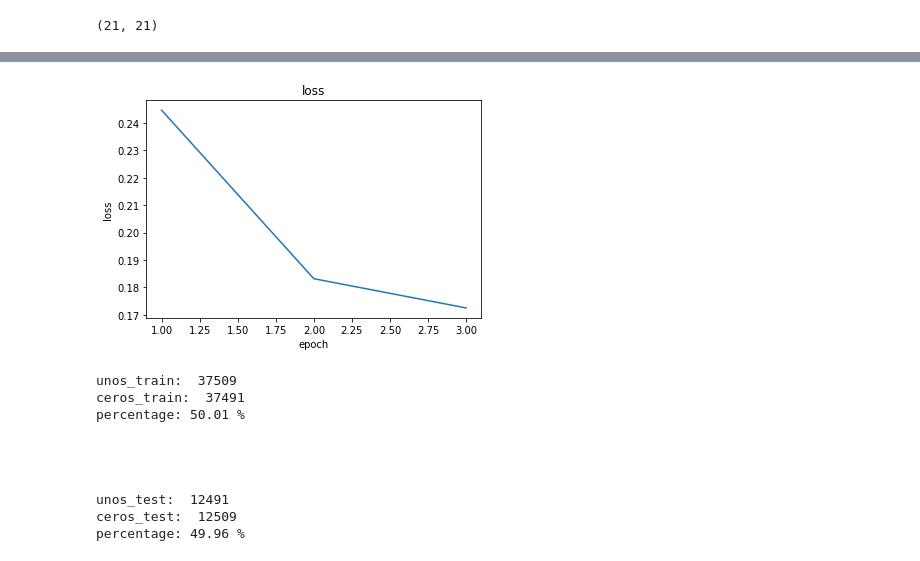
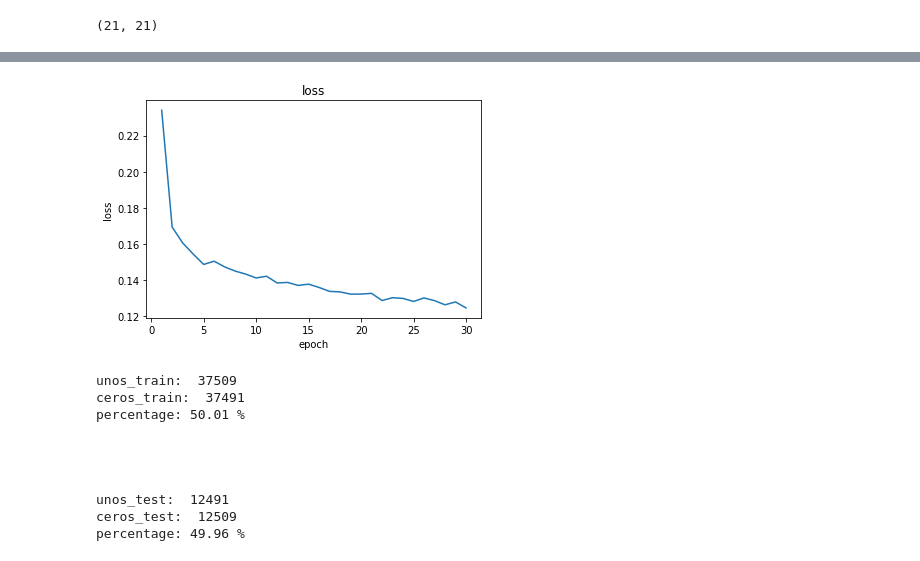
Before and after one commit to AndreTeixeira1998/EL4106-1oProyecto, a Jupyter notebook: main.ipynb, the cells around one changed output, grey strips where cells are left out. Drawn from its saved outputs; the diff is of its cells as text; code cells hidden in the pictures.

Commit message:
epoch=30, added padding

```diff
--- a/main.ipynb
+++ b/main.ipynb
@@ -136,19 +136,29 @@ r_x_test = np.expand_dims(x_test, axis=3)
 #  Dense(10, activation='softmax'),
 #])
 
-##########################################################
-##    21x21x1 -> 19x19x8 -> 10x10x8 -> FC=10 -> FC=2    ##
-##########################################################
+
+#########################################################
+##                    Sin Zero Padding                 ##
+#########################################################
+##    21x21x1 -> 19x19x8 -> 9x9x8 -> FC=10 -> FC=2     ##
+#########################################################
+
+
+#########################################################
+##                    Con Zero Padding                 ##
+#########################################################
+##    21x21x1 -> 21x21x8 -> 10x10x8 -> FC=10 -> FC=2   ##
+#########################################################
+
 
 num_filters = 8  #profundidad
 filter_size = 3  #3x3 filter (conv3)
 pool_size = 2    # Max Pooling de 2
 
 model = Sequential([
-  Conv2D(num_filters, filter_size, input_shape=input_shape),
+  Conv2D(num_filters, filter_size, padding='same', input_shape=input_shape),
   MaxPooling2D(pool_size=pool_size),
 ])
-
 
 model.add(Flatten())
 model.add(Dense(10))
@@ -157,6 +167,7 @@ model.add(Dropout(0.5))
 model.add(Dense(2))
 model.add(Activation('softmax'))
 
+#model.summary()
 #compile
 model.compile(optimizer='adam',
               loss='sparse_categorical_crossentropy',
@@ -171,8 +202,8 @@ Please use `rate` instead of `keep_prob`. Rate should be set to `rate = 1 - keep
 # %%
 #entrenar
-epocas=3
+epocas=30
 
-history = model.fit(r_x_train, y_train, validation_split=0.33, batch_size=10, epochs=epocas)
+history = model.fit(r_x_train, y_train, validation_split=0.25, batch_size=10, epochs=epocas)
 # %% [output]
 WARNING:tensorflow:From /home/endredra/anaconda3/lib/python3.7/site-packages/tensorflow/python/ops/math_ops.py:3066: to_int32 (from tensorflow.python.ops.math_ops) is deprecated and will be removed in ...
 Instructions for updating:
@@ -324,16 +362,16 @@ loss:  [0.14634571540443103, 0.13416573130947143, 0.13169082136980628]
 # %%
 parametro='loss'
 
-x_axis = np.arange(1,4,1)
+x_axis = np.arange(1,epocas+1,1)
 y_axis = history.history[parametro]
 
 plt.plot(x_axis,y_axis)
 plt.xlabel('epoch')
 plt.ylabel(parametro)
 plt.title(parametro)
 plt.show()
 # %% [output]
-[figure, old version]
+[figure, new version]
 # %%
 unos_train=0
 ceros_train=0
```
Also changed, not shown: parts of 12 cells of this notebook, 1 other file.
